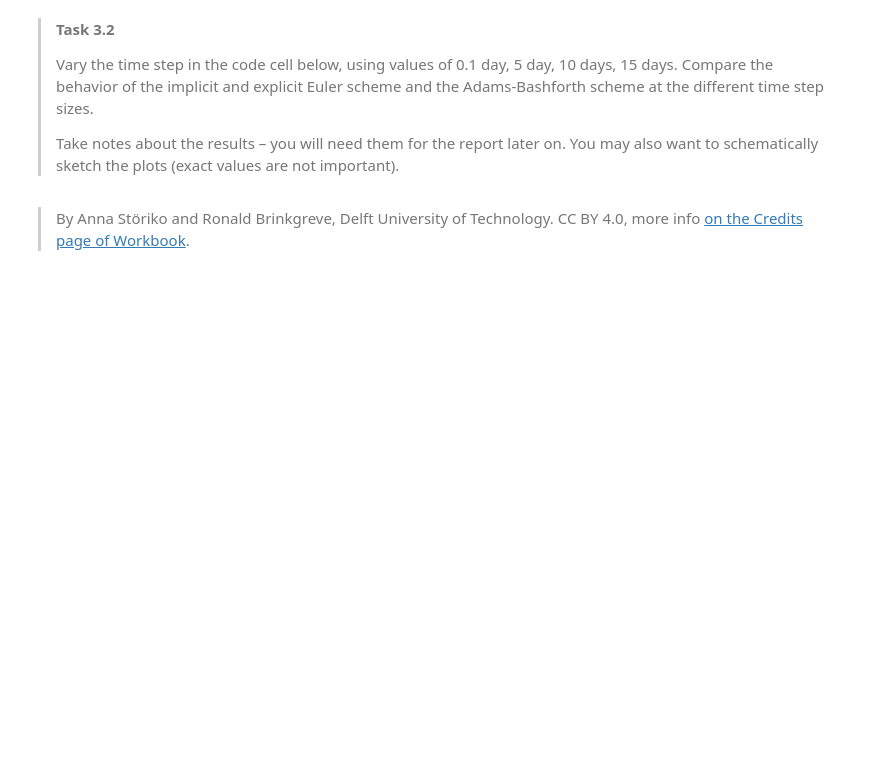
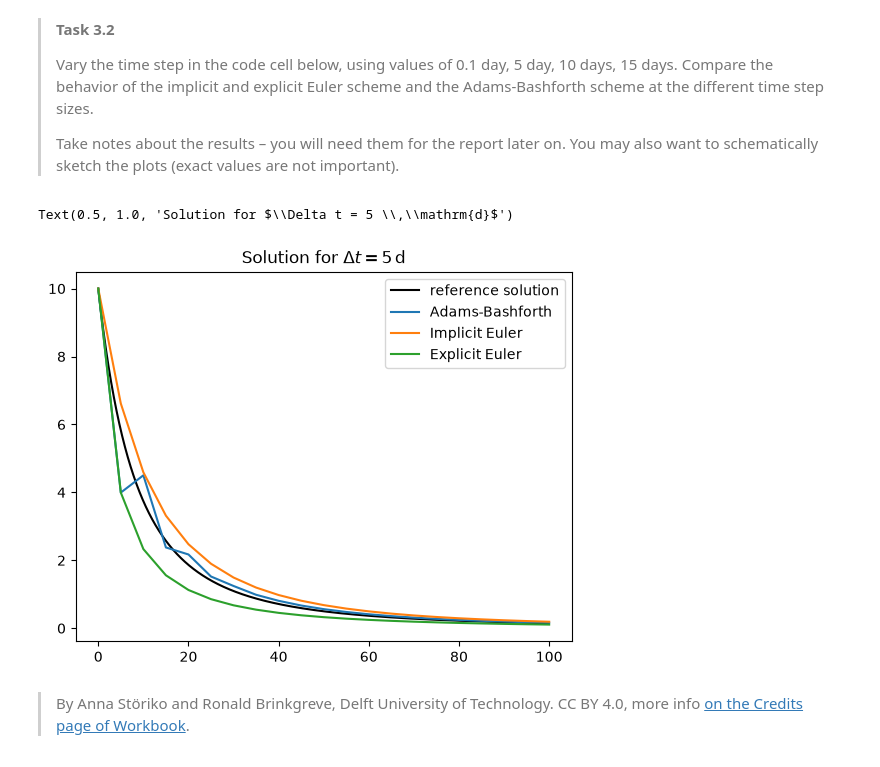
Before and after one commit to NielsJongsma/GA1.3, a Jupyter notebook: contaminant_degradation.ipynb, the cells around one changed output. Cells and saved outputs as stored; diff of their text form; code cells hidden in the pictures; blank space fills up the shorter version.

```diff
--- a/contaminant_degradation.ipynb
+++ b/contaminant_degradation.ipynb
@@ -263,6 +300,9 @@ def solve_adams_bashforth(c0, times, dt, k, n, alpha):
         t_i = times[i]
 
         ### YOUR CODE LINES HERE
+        c_next = c_i + (dt/2) * (3 * decay_model_with_sorption(t_i, c_i, k, n, alpha) - decay_model_with_sorption(t_i - dt, c[i-1], k, n, alpha))
+        c.append(c_next)
+        c_i = c_next
 
     # Convert list of states to a numpy array
     c_array = np.array(c)
@@ -331,19 +375,22 @@ plt.legend()
 >
 > Take notes about the results – you will need them for the report later on. You may also want to schematically sketch the plots (exact values are not important).
 # %%
-dt = 0.1
+dt = 5
 t_end = np.maximum(100, dt * 5)
 times = np.arange(0, t_end + dt, dt)  # in days
 n_times = len(times)
 
 c_adams_bashforth = solve_adams_bashforth(c0, times, dt=dt, k=k, n=n, alpha=alpha)
 c_implicit = solve_implicit_euler(c0, times, dt, k, n, alpha, tolerance, max_iter)
 c_explicit = solve_explicit_euler(c0, times, dt, k, n, alpha)
 plt.plot(sol.t, sol.y[0], label="reference solution", color="black")
 plt.plot(times, c_adams_bashforth, label="Adams-Bashforth")
 plt.plot(times, c_implicit, label="Implicit Euler")
 plt.plot(times, c_explicit, label="Explicit Euler")
 plt.legend()
 plt.title(fr"Solution for $\Delta t = {dt} \,\mathrm{{d}}$")
+# %% [output]
+Text(0.5, 1.0, 'Solution for $\\Delta t = 5 \\,\\mathrm{d}$')
+[figure, added]
 # %% [markdown]
 > By Anna Störiko and Ronald Brinkgreve, Delft University of Technology. CC BY 4.0, more info [on the Credits page of Workbook](https://mude.citg.tudelft.nl/workbook-2026/credits.html).
```
Also changed, not shown: parts of 5 cells of this notebook.
